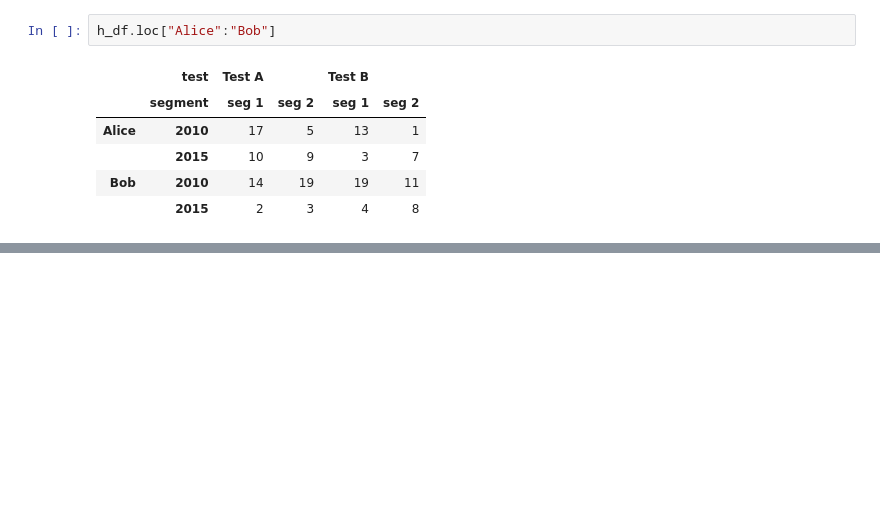
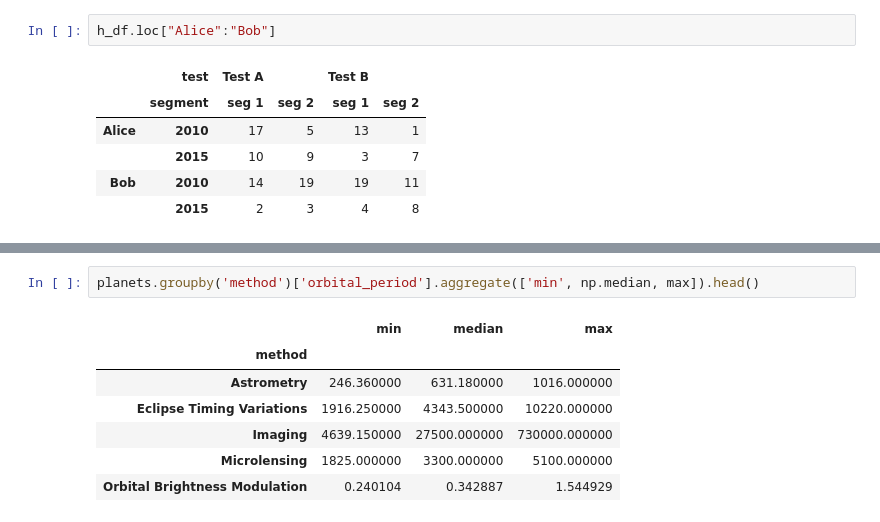
Before and after one commit to Asav7/DS_Sandbox, a Jupyter notebook: Python Data Science Handbook Notes.ipynb, the cells around one changed output, grey strips where cells are left out. Cells and saved outputs as stored; diff of their text form; blank space fills up the shorter version.

```diff
--- a/Python Data Science Handbook Notes.ipynb
+++ b/Python Data Science Handbook Notes.ipynb
@@ -593,0 +688,10 @@ h_df.loc["Alice":"Bob"]
+# %%
+planets.groupby('method')['orbital_period'].aggregate(['min', np.median, max]).head()
+# %% [output]
+|  | min | median | max |
+| method |  |  |  |
+| Astrometry | 246.360000 | 631.180000 | 1016.000000 |
+| Eclipse Timing Variations | 1916.250000 | 4343.500000 | 10220.000000 |
+| Imaging | 4639.150000 | 27500.000000 | 730000.000000 |
+| Microlensing | 1825.000000 | 3300.000000 | 5100.000000 |
+| Orbital Brightness Modulation | 0.240104 | 0.342887 | 1.544929 |
```
Also changed, not shown: parts of 15 cells of this notebook.
